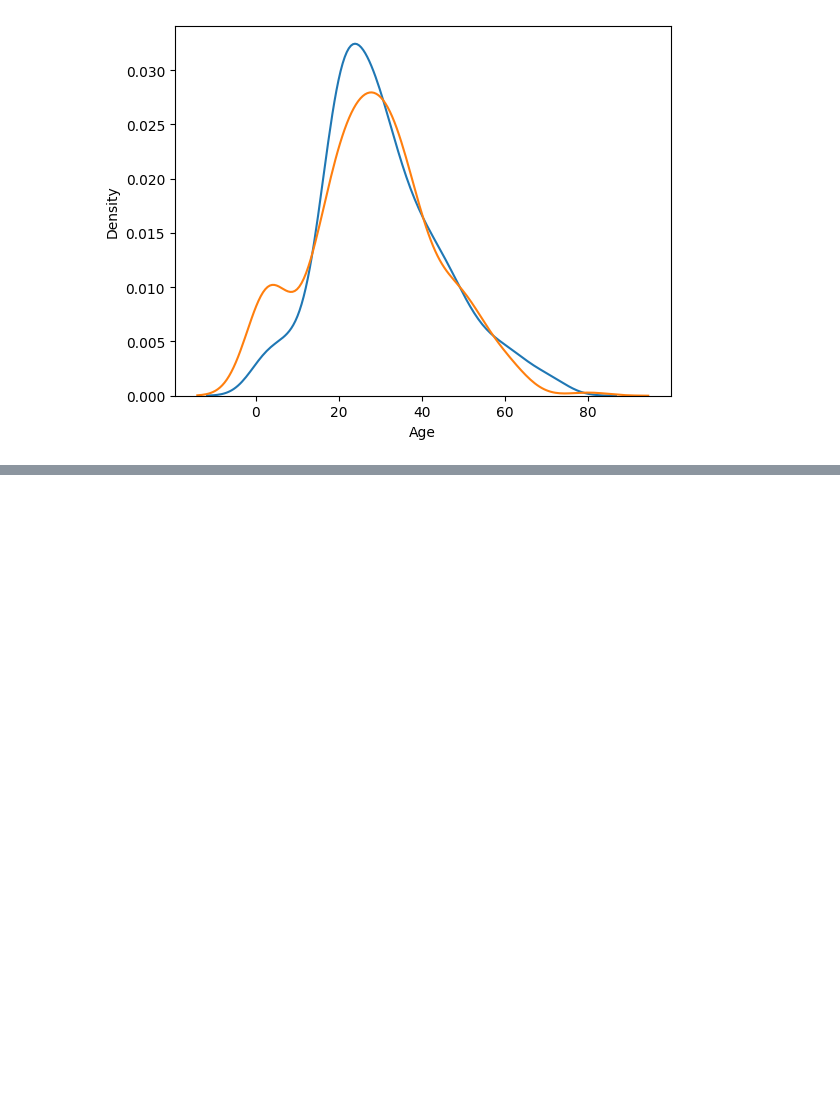
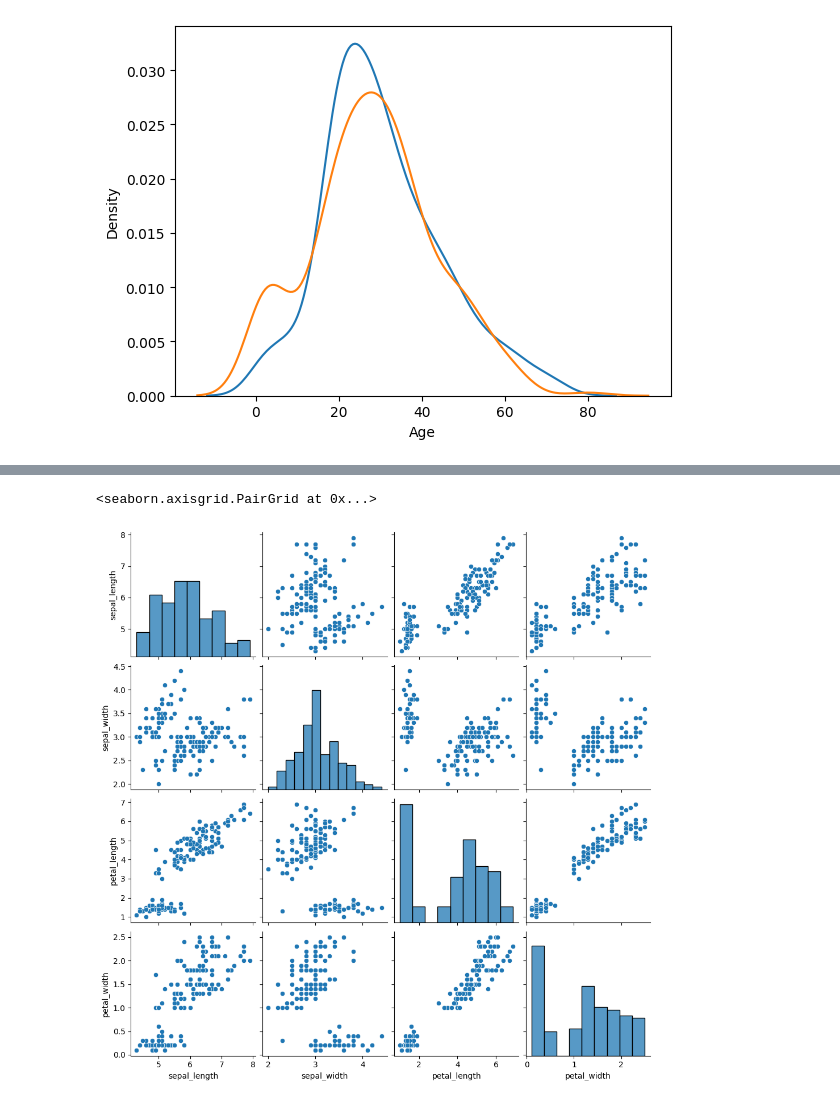
Before and after one commit to AuthRan/100-Days-of-ML, a Jupyter notebook: 3Bivariate-Multivariate-Analysis.ipynb, the cells around one changed output, grey strips where cells are left out. Cells and saved outputs as stored; diff of their text form; code cells hidden in the pictures; blank space fills up the shorter version.

```diff
--- a/3Bivariate-Multivariate-Analysis.ipynb
+++ b/3Bivariate-Multivariate-Analysis.ipynb
@@ -103,0 +169,5 @@ https://gist.github.com/mwaskom/de44147ed2974457ad6372750bbe5751
+# %%
+sns.pairplot(iris)
+# %% [output]
+<seaborn.axisgrid.PairGrid at 0x...>
+[figure, added]
```
Also changed, not shown: parts of 17 cells of this notebook.
